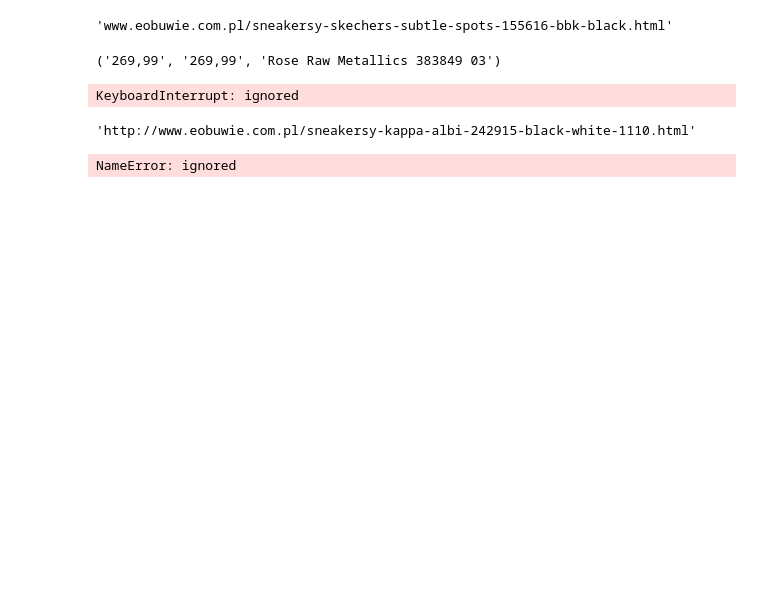
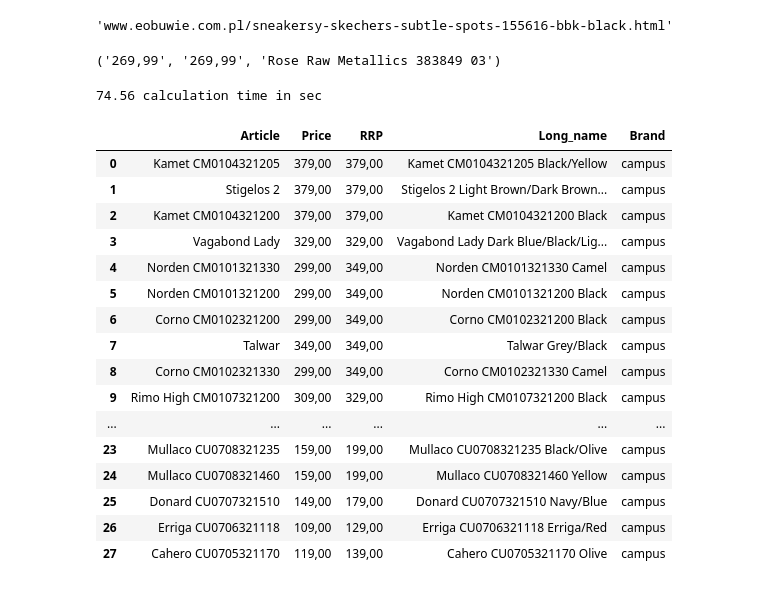
Before and after one commit to dtararuj/Price_webScraping, a Jupyter notebook: eobuwiePrices.ipynb, the cells around one changed output. Cells and saved outputs as stored; diff of their text form; code cells hidden in the pictures; blank space fills up the shorter version.

Commit message:
working code, but only on main page of each brand

```diff
--- a/eobuwiePrices.ipynb
+++ b/eobuwiePrices.ipynb
@@ -289,6 +284,23 @@ def scrap_eobuwie(brands):
 # %%
 brands = ["adidas_performance","puma", "reebok","4f","kappa","new_balance","skechers","under_armour","vans","lee_cooper","ipanema","campus"]
 # %%
-scrap_eobuwie(["ipanema"])
+scrap_eobuwie(["campus"])
 # %% [output]
-KeyboardInterrupt: ignored
+74.56 calculation time in sec
+|  | Article | Price | RRP | Long_name | Brand |
+| 0 | Kamet CM0104321205 | 379,00 | 379,00 | Kamet CM0104321205 Black/Yellow | campus |
+| 1 | Stigelos 2 | 379,00 | 379,00 | Stigelos 2 Light Brown/Dark Brown... | campus |
+| 2 | Kamet CM0104321200 | 379,00 | 379,00 | Kamet CM0104321200 Black | campus |
+| 3 | Vagabond Lady | 329,00 | 329,00 | Vagabond Lady Dark Blue/Black/Lig... | campus |
+| 4 | Norden CM0101321330 | 299,00 | 349,00 | Norden CM0101321330 Camel | campus |
+| 5 | Norden CM0101321200 | 299,00 | 349,00 | Norden CM0101321200 Black | campus |
+| 6 | Corno CM0102321200 | 299,00 | 349,00 | Corno CM0102321200 Black | campus |
+| 7 | Talwar | 349,00 | 349,00 | Talwar Grey/Black | campus |
+| 8 | Corno CM0102321330 | 299,00 | 349,00 | Corno CM0102321330 Camel | campus |
+| 9 | Rimo High CM0107321200 | 309,00 | 329,00 | Rimo High CM0107321200 Black | campus |
+| ... | ... | ... | ... | ... | ... |
+| 23 | Mullaco CU0708321235 | 159,00 | 199,00 | Mullaco CU0708321235 Black/Olive | campus |
+| 24 | Mullaco CU0708321460 | 159,00 | 199,00 | Mullaco CU0708321460 Yellow | campus |
+| 25 | Donard CU0707321510 | 149,00 | 179,00 | Donard CU0707321510 Navy/Blue | campus |
+| 26 | Erriga CU0706321118 | 109,00 | 129,00 | Erriga CU0706321118 Erriga/Red | campus |
+| 27 | Cahero CU0705321170 | 119,00 | 139,00 | Cahero CU0705321170 Olive | campus |
@@ -297,8 +306,0 @@ url = "https://www.eobuwie.com.pl/producenci:" + "kappa" + ".html"
-# %%
-link
-# %% [output]
-'http://www.eobuwie.com.pl/sneakersy-kappa-albi-242915-black-white-1110.html'
-# %%
-pricelist
-# %% [output]
-NameError: ignored
```
Also changed, not shown: parts of 10 cells of this notebook.
